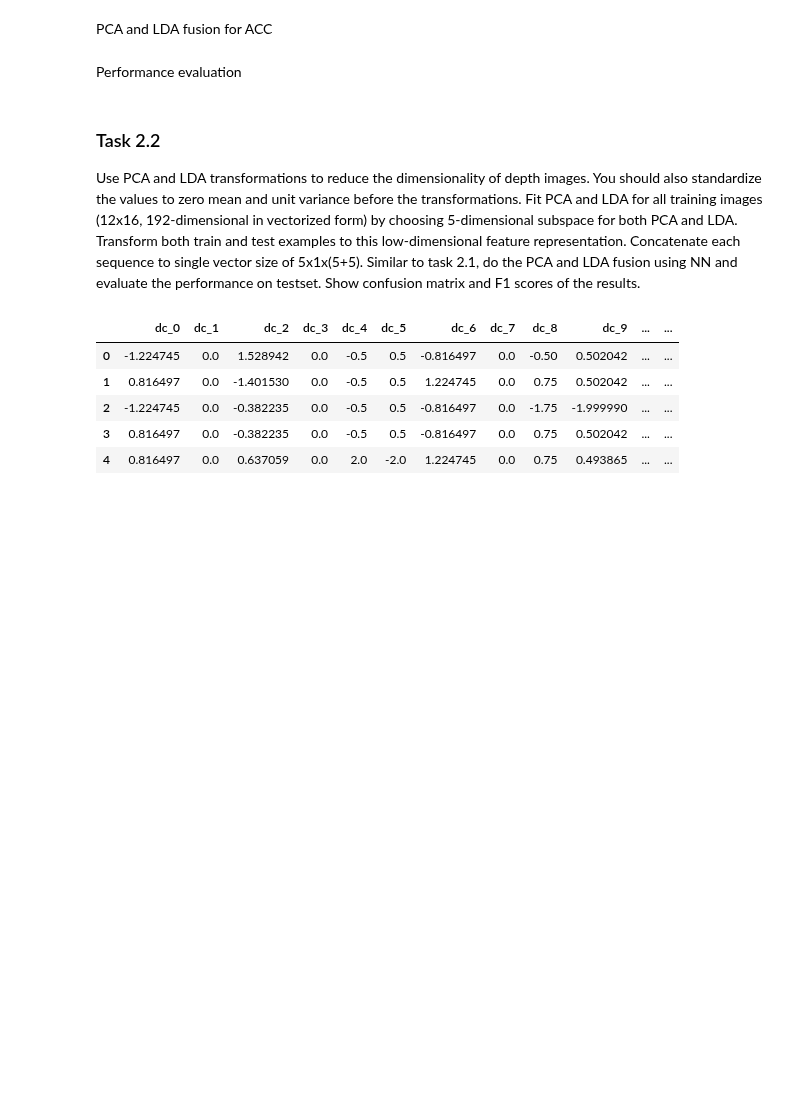
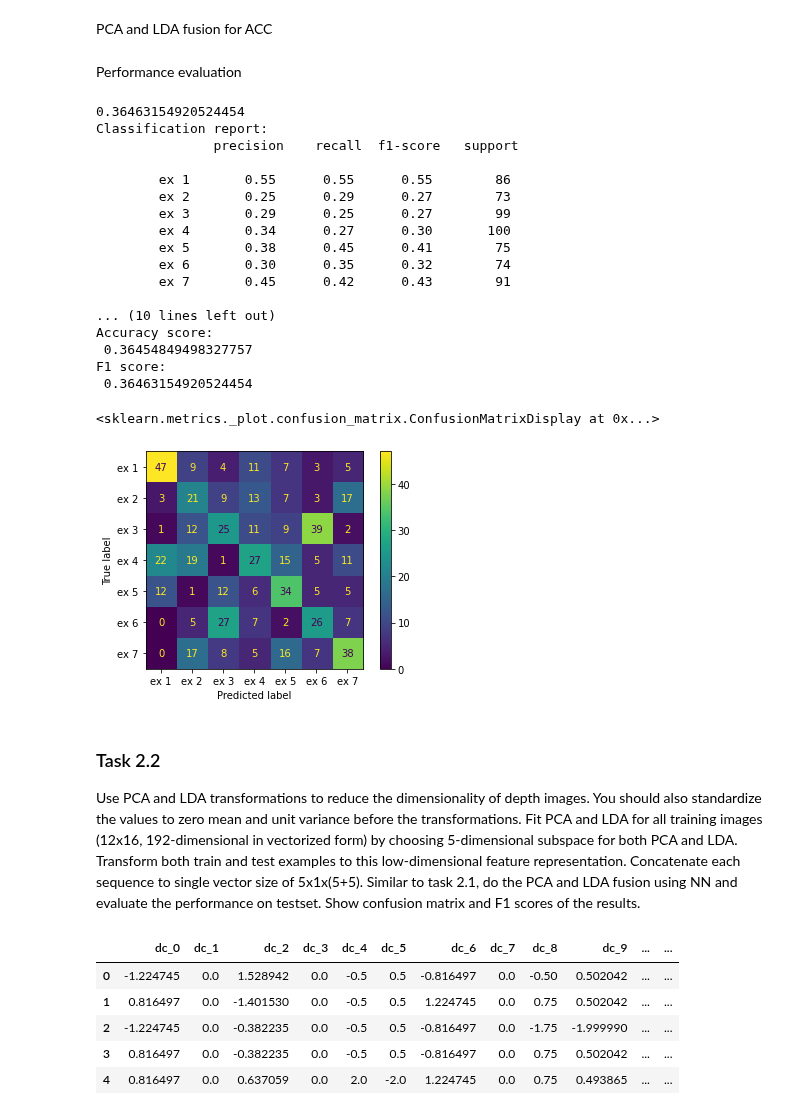
Before and after one commit to anushaihalapathirana/Multi_modal_data_fusion, a Jupyter notebook: project-work-MEx-classification.ipynb, the cells around one changed output. Drawn from its saved outputs; the diff is of its cells as text; code cells hidden in the pictures; blank space fills up the shorter version.

Commit message:
calculate f1 scores

```diff
--- a/project-work-MEx-classification.ipynb
+++ b/project-work-MEx-classification.ipynb
@@ -575,7 +575,8 @@ def fuse_average(dists):
 
 def classify(fused_avg):
     class_prediction = lda_train_df['exercise_id'][np.argmin(fused_avg)]
-    return class_estimation
+    return class_prediction
+
 
 test_y = [classify(fuse_average(compute_distance(x))) for i,x in enumerate(test_pca_lda_acc)]
 # %% [markdown]
@@ -593,3 +584,48 @@ print(matrix)
+# %%
+from sklearn import metrics
+
+# F1 score
+# confusion matrix
+class_labels = ['ex 1','ex 2','ex 3','ex 4','ex 5','ex 6', 'ex 7']
+y_labels = lda_test_df['exercise_id'].to_numpy()
+
+pre = metrics.precision_score(test_y, y_labels,average=None)
+recall = metrics.recall_score(test_y, y_labels,average=None)
+f1 = (1/len(class_labels))*np.sum(2*(pre*recall)/(pre+recall))
+
+print("Classification report: \n", metrics.classification_report(test_y, y_labels, target_names=class_labels))
+print("Precision score: \n", pre)
+print("Recall score: \n", recall)
+print("Accuracy score: \n", metrics.accuracy_score(test_y, y_labels))
+print("F1 score: \n", f1)
+
+# Confusion matrix for testing set
+cm = metrics.confusion_matrix(test_y,y_labels)
+metrics.ConfusionMatrixDisplay(cm,display_labels=class_labels).plot()
+
+
+### End of task 2.1
+### Your code ends here ###
+# %% [output]
+0.36463154920524454
+Classification report:
+               precision    recall  f1-score   support
+
+        ex 1       0.55      0.55      0.55        86
+        ex 2       0.25      0.29      0.27        73
+        ex 3       0.29      0.25      0.27        99
+        ex 4       0.34      0.27      0.30       100
+        ex 5       0.38      0.45      0.41        75
+        ex 6       0.30      0.35      0.32        74
+        ex 7       0.45      0.42      0.43        91
+
+... (10 lines left out)
+Accuracy score:
+ 0.36454849498327757
+F1 score:
+ 0.36463154920524454
+<sklearn.metrics._plot.confusion_matrix.ConfusionMatrixDisplay at 0x...>
+[figure, added]
 # %% [markdown]
 ### Task 2.2
 
```
Also changed, not shown: parts of 6 cells of this notebook.
